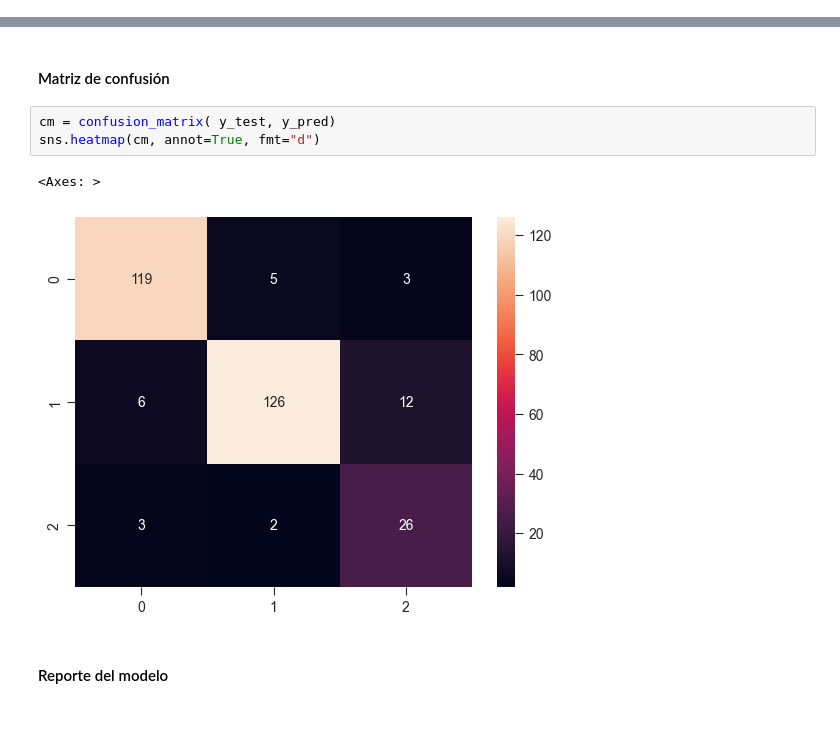
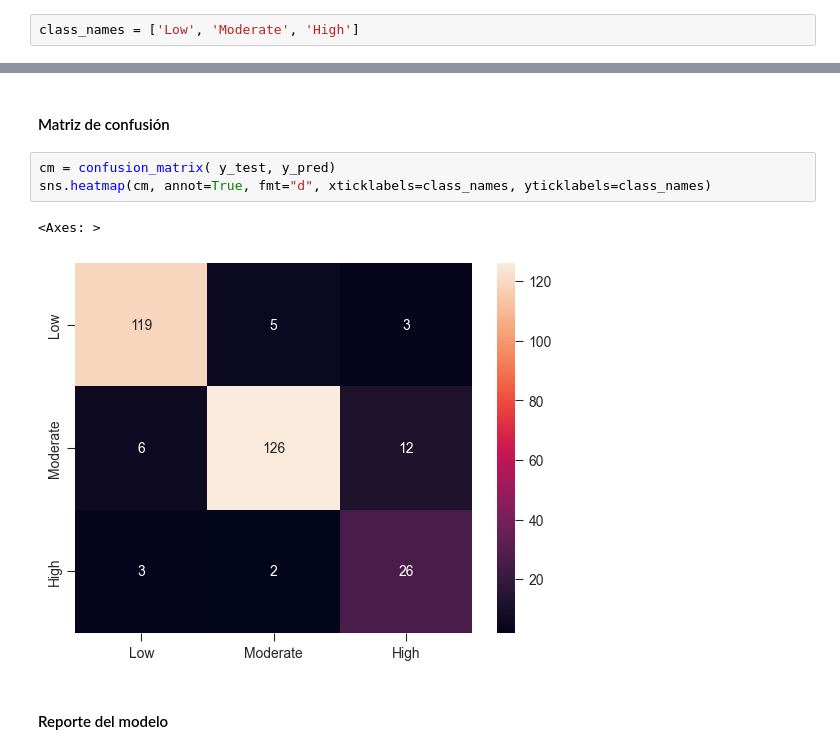
Before and after one commit to Matias-Ibarra/Proyecto_ML, a Jupyter notebook: notebooks/03_Entrenamiento_Evaluacion.ipynb, the cells around one changed output, grey strips where cells are left out. Saved outputs shown, nothing was run; the diff lists cells and outputs as text; blank space fills up the shorter version.

```diff
--- a/notebooks/03_Entrenamiento_Evaluacion.ipynb
+++ b/notebooks/03_Entrenamiento_Evaluacion.ipynb
@@ -86,3 +88,5 @@ df_test
+# %%
+class_names = ['Low', 'Moderate', 'High']
 # %% [markdown]
 
 ### Conjunto de test y train
@@ -391,10 +395,10 @@ final_svc.score(X_test,y_test)
 #### Matriz de confusión
 # %%
 cm = confusion_matrix( y_test, y_pred)
-sns.heatmap(cm, annot=True, fmt="d")
+sns.heatmap(cm, annot=True, fmt="d", xticklabels=class_names, yticklabels=class_names)
 # %% [output]
 <Axes: >
-[figure, old version]
+[figure, new version]
 # %% [markdown]
 #### Reporte del modelo
 # %%
```
Also changed, not shown: parts of 18 cells of this notebook, 20 other files.
